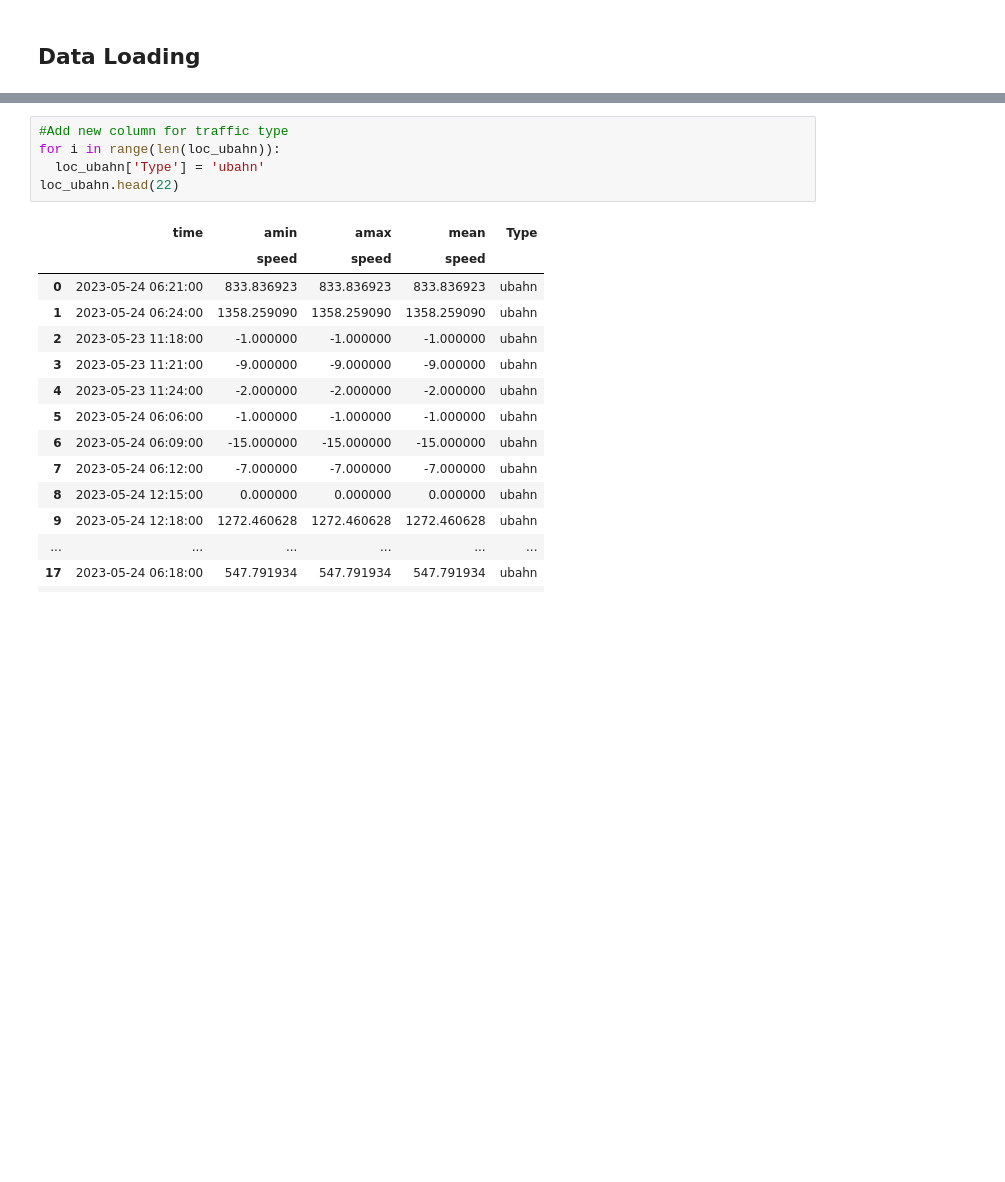
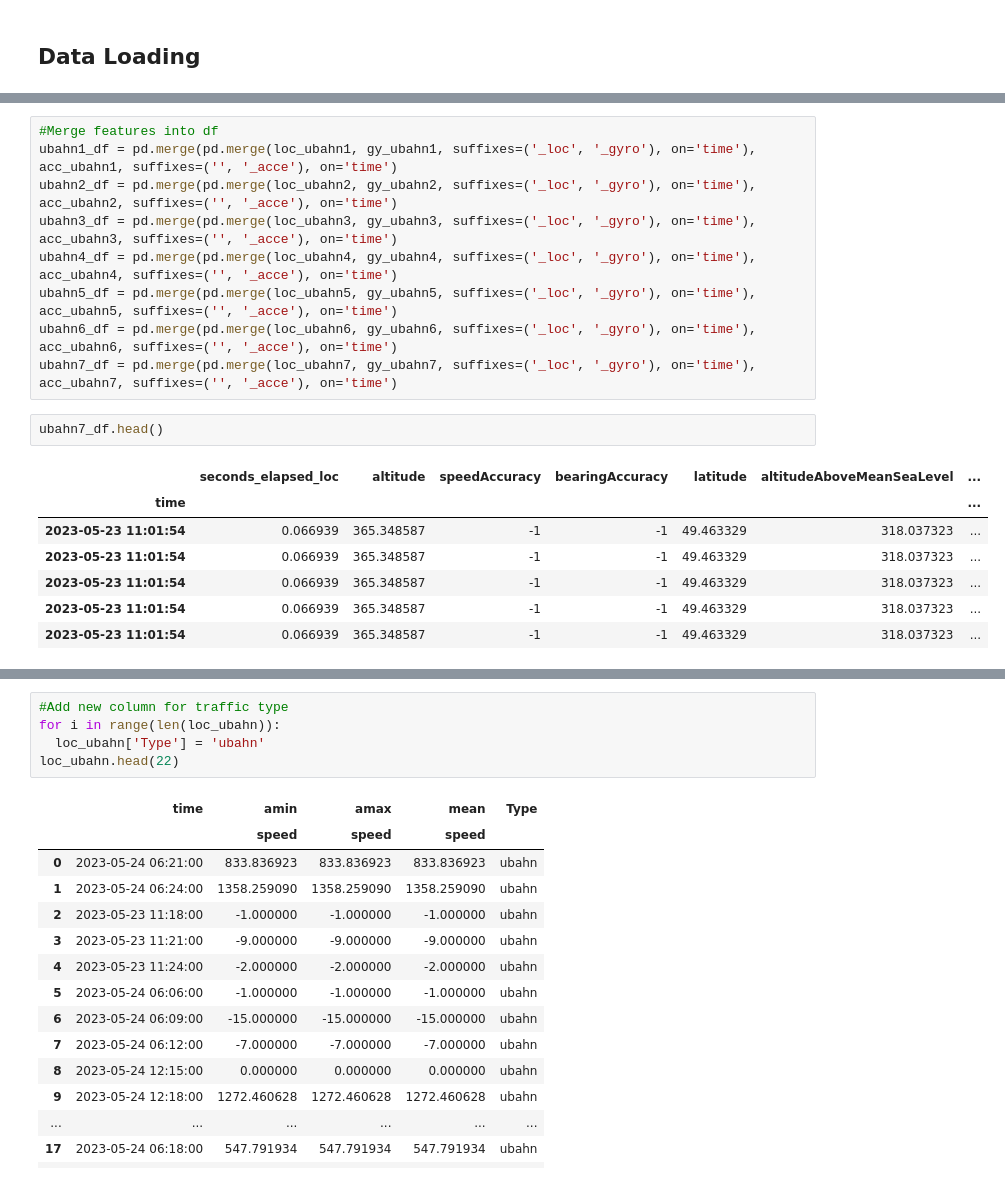
Before and after one commit to or81ynez/MaennerML, a Jupyter notebook: Maenner.ipynb, the cells around one changed output, grey strips where cells are left out. Drawn from its saved outputs; the diff is of its cells as text; blank space fills up the shorter version.

```diff
--- a/Maenner.ipynb
+++ b/Maenner.ipynb
@@ -69,0 +92,19 @@ for df in [loc_ubahn1, loc_ubahn2, loc_ubahn3, loc_ubahn4, loc_ubahn5, loc_ubahn
+# %%
+#Merge features into df
+ubahn1_df = pd.merge(pd.merge(loc_ubahn1, gy_ubahn1, suffixes=('_loc', '_gyro'), on='time'), acc_ubahn1, suffixes=('', '_acce'), on='time')
+ubahn2_df = pd.merge(pd.merge(loc_ubahn2, gy_ubahn2, suffixes=('_loc', '_gyro'), on='time'), acc_ubahn2, suffixes=('', '_acce'), on='time')
+ubahn3_df = pd.merge(pd.merge(loc_ubahn3, gy_ubahn3, suffixes=('_loc', '_gyro'), on='time'), acc_ubahn3, suffixes=('', '_acce'), on='time')
+ubahn4_df = pd.merge(pd.merge(loc_ubahn4, gy_ubahn4, suffixes=('_loc', '_gyro'), on='time'), acc_ubahn4, suffixes=('', '_acce'), on='time')
+ubahn5_df = pd.merge(pd.merge(loc_ubahn5, gy_ubahn5, suffixes=('_loc', '_gyro'), on='time'), acc_ubahn5, suffixes=('', '_acce'), on='time')
+ubahn6_df = pd.merge(pd.merge(loc_ubahn6, gy_ubahn6, suffixes=('_loc', '_gyro'), on='time'), acc_ubahn6, suffixes=('', '_acce'), on='time')
+ubahn7_df = pd.merge(pd.merge(loc_ubahn7, gy_ubahn7, suffixes=('_loc', '_gyro'), on='time'), acc_ubahn7, suffixes=('', '_acce'), on='time')
+# %%
+ubahn7_df.head()
+# %% [output]
+|  | seconds_elapsed_loc | altitude | speedAccuracy | bearingAccuracy | latitude | altitudeAboveMeanSeaLevel | ... |
+| time |  |  |  |  |  |  | ... |
+| 2023-05-23 11:01:54 | 0.066939 | 365.348587 | -1 | -1 | 49.463329 | 318.037323 | ... |
+| 2023-05-23 11:01:54 | 0.066939 | 365.348587 | -1 | -1 | 49.463329 | 318.037323 | ... |
+| 2023-05-23 11:01:54 | 0.066939 | 365.348587 | -1 | -1 | 49.463329 | 318.037323 | ... |
+| 2023-05-23 11:01:54 | 0.066939 | 365.348587 | -1 | -1 | 49.463329 | 318.037323 | ... |
+| 2023-05-23 11:01:54 | 0.066939 | 365.348587 | -1 | -1 | 49.463329 | 318.037323 | ... |
```
Also changed, not shown: parts of 21 cells of this notebook, 2 other files.
